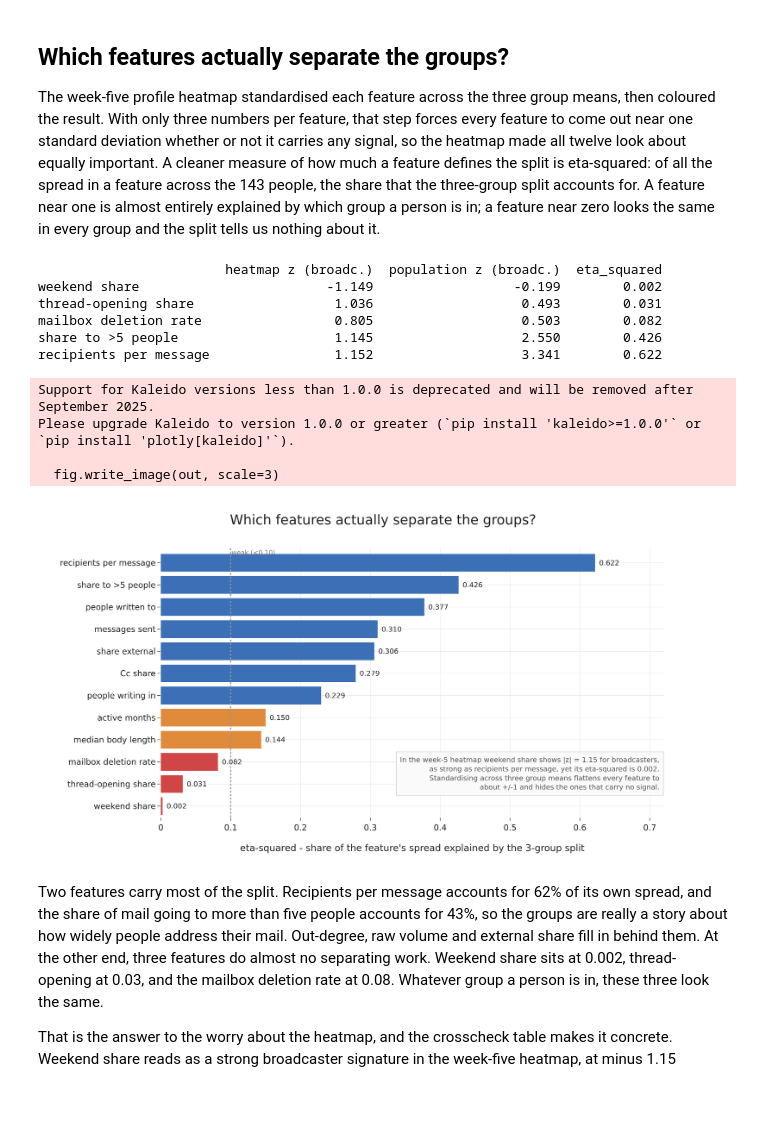
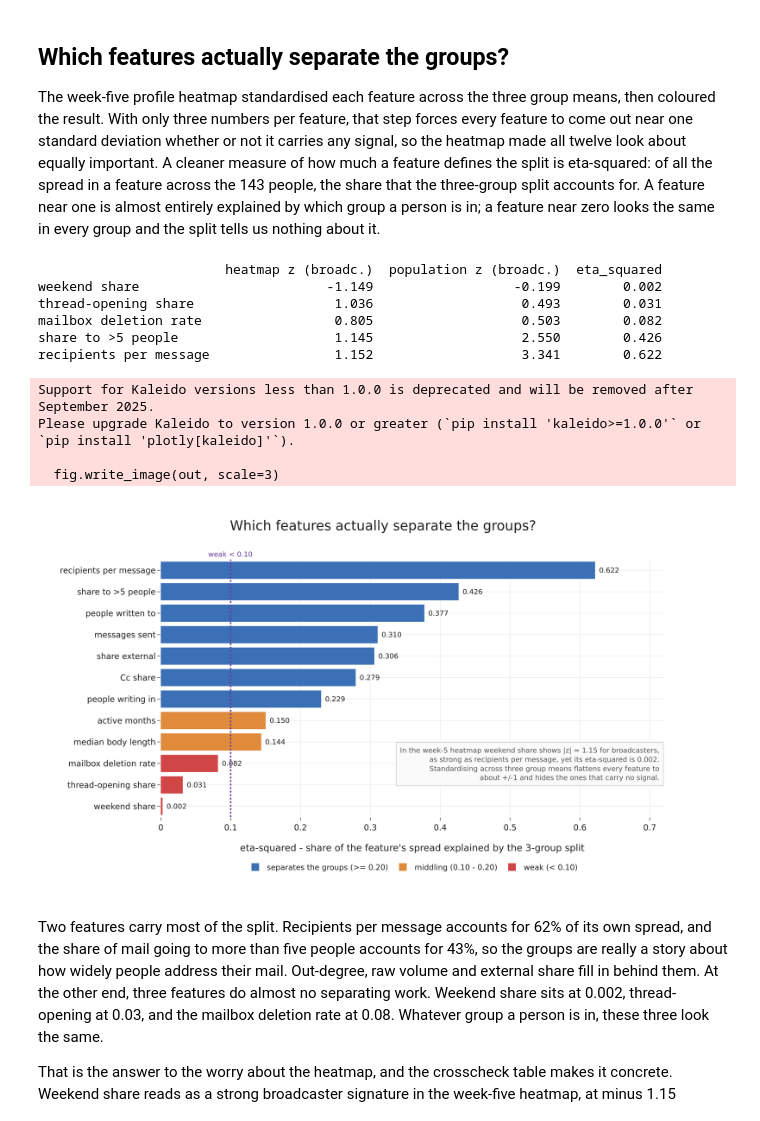
Before and after one commit to HardMax71/dm-lab-ss26-enron, a Jupyter notebook: pred-1/pred1_group_certainty.ipynb, the cells around one changed output. Cells and saved outputs as stored; diff of their text form; code cells hidden in the pictures.

```diff
--- a/pred-1/pred1_group_certainty.ipynb
+++ b/pred-1/pred1_group_certainty.ipynb
@@ -44,6 +44,7 @@ PLOTS = ROOT / "pred-1" / "plots"
 PLOTS.mkdir(parents=True, exist_ok=True)
 
 BLUE, RED, ORANGE, GREEN, GREY = "#3b6fb6", "#d04545", "#e08a3c", "#3a7d44", "#b8b8b8"
+PURPLE = "#6a3d9a"
 pio.templates["enron"] = go.layout.Template(layout=dict(
     font=dict(family="DejaVu Sans, Arial, sans-serif", size=16, color="#222222"),
     title=dict(font=dict(size=23), x=0.5, xanchor="center"),
@@ -251,41 +256,47 @@ eta = pd.Series(eta).sort_values()
 prof_named = prof.rename(index=names)
 z3   = (prof_named - prof_named.mean()) / prof_named.std()
 zpop = (prof_named - Fraw[FEATS].mean()) / Fraw[FEATS].std()
 chk = pd.DataFrame({"heatmap z (broadc.)": z3.loc["Broadcasters / execs"],
                     "population z (broadc.)": zpop.loc["Broadcasters / execs"],
                     "eta_squared": eta}).loc[["wknd_ratio", "root_ratio", "del_rate", "broadcast", "mean_recip"]]
 chk.index = [PRETTY[i] for i in chk.index]
 print(chk.round(3).to_string())
 
 fn = [PRETTY[k] for k in eta.index]; ev = eta.values
 barcol = [RED if v < 0.10 else (ORANGE if v < 0.20 else BLUE) for v in ev]
 fig = go.Figure(go.Bar(y=fn, x=ev, orientation="h", marker_color=barcol,
-    text=[f" {v:.3f}" for v in ev], textposition="outside", textfont=dict(size=12), cliponaxis=False))
-fig.add_vline(x=0.10, line=dict(color="#999", dash="dot"))
-fig.add_annotation(x=0.10, y=11.45, text="weak (<0.10)", showarrow=False,
-    font=dict(size=11, color="#777"), xanchor="left")
+    text=[f" {v:.3f}" for v in ev], textposition="outside", textfont=dict(size=12),
+    cliponaxis=False, showlegend=False))
+for col, nm in [(BLUE, "separates the groups (>= 0.20)"),
+                (ORANGE, "middling (0.10 - 0.20)"), (RED, "weak (< 0.10)")]:
+    fig.add_trace(go.Scatter(x=[None], y=[None], mode="markers",
+        marker=dict(size=13, color=col, symbol="square"), name=nm, showlegend=True))
+fig.add_vline(x=0.10, line=dict(color=PURPLE, dash="dot", width=2.5),
+    annotation_text="weak &lt; 0.10", annotation_position="top",
+    annotation_font=dict(size=12, color=PURPLE))
 fig.update_xaxes(title_text="eta-squared - share of the feature's spread explained by the 3-group split",
     range=[0, 0.72])
-fig.add_annotation(xref="paper", yref="paper", x=1.0, y=0.08, showarrow=False, xanchor="right", align="right",
+fig.add_annotation(xref="paper", yref="paper", x=1.0, y=0.12, showarrow=False, xanchor="right", align="right",
     text="In the week-5 heatmap weekend share shows |z| = 1.15 for broadcasters,<br>"
          "as strong as recipients per message, yet its eta-squared is 0.002.<br>"
          "Standardising across three group means flattens every feature to<br>"
          "about +/-1 and hides the ones that carry no signal.",
     font=dict(size=12, color="#555"), bordercolor="#cccccc", borderwidth=1, borderpad=6, bgcolor="#fafafa")
-fig.update_layout(title="Which features actually separate the groups?")
-save_fig(fig, "pc2_feature_separation.png", w=1180, h=620, margin=dict(l=210, r=110, t=80, b=80))
+fig.update_layout(title="Which features actually separate the groups?",
+    legend=dict(orientation="h", x=0.5, xanchor="center", y=-0.16, yanchor="top", font=dict(size=13)))
+save_fig(fig, "pc2_feature_separation.png", w=1180, h=680, margin=dict(l=210, r=110, t=100, b=140))
 # %% [output]
                         heatmap z (broadc.)  population z (broadc.)  eta_squared
 weekend share                        -1.149                  -0.199        0.002
 thread-opening share                  1.036                   0.493        0.031
 mailbox deletion rate                 0.805                   0.503        0.082
 share to >5 people                    1.145                   2.550        0.426
 recipients per message                1.152                   3.341        0.622
 Support for Kaleido versions less than 1.0.0 is deprecated and will be removed after September 2025.
 Please upgrade Kaleido to version 1.0.0 or greater (`pip install 'kaleido>=1.0.0'` or `pip install 'plotly[kaleido]'`).
 
   fig.write_image(out, scale=3)
-[figure, old version]
+[figure, new version]
 # %% [markdown]
 Two features carry most of the split. Recipients per message accounts for 62% of its own spread, and
 the share of mail going to more than five people accounts for 43%, so the groups are really a story about
```
Also changed, not shown: parts of 1 cell of this notebook, 2 other files.
